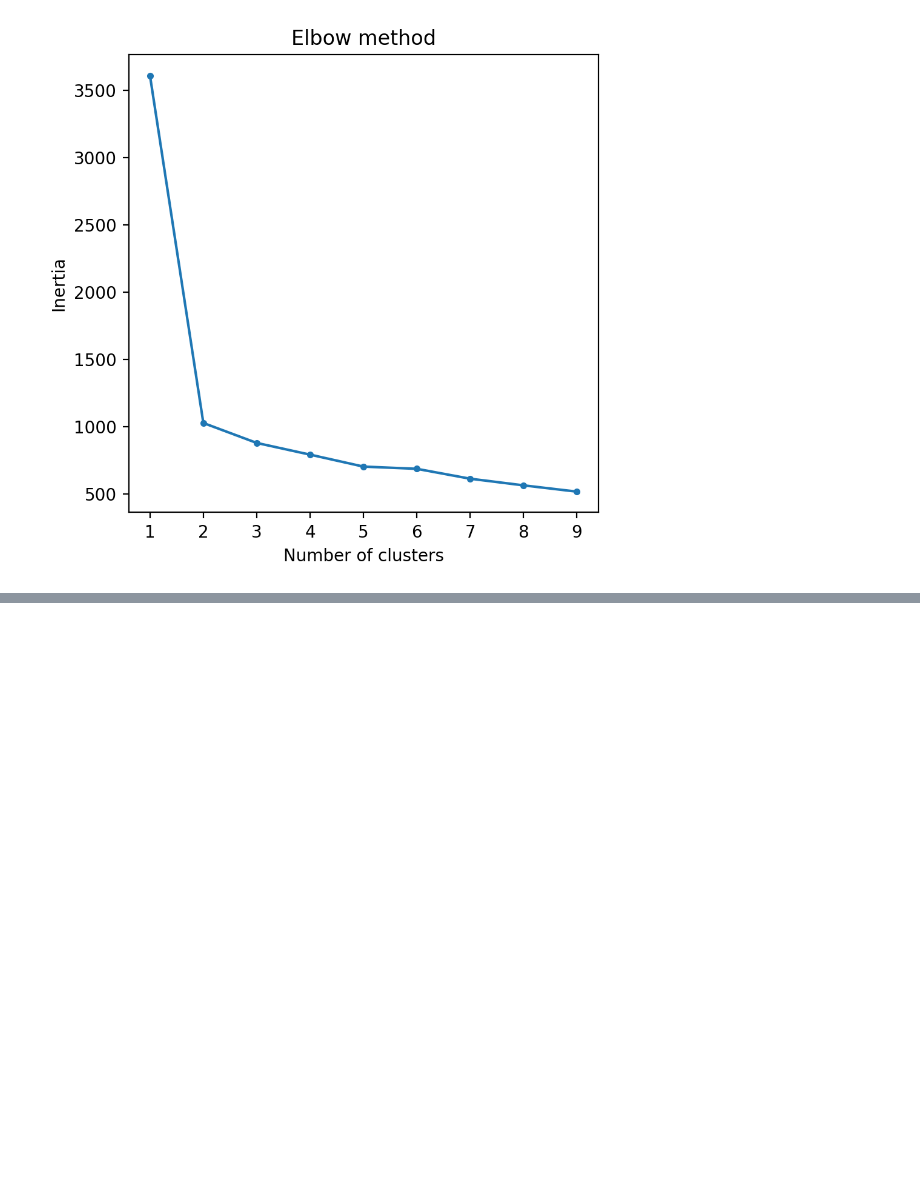
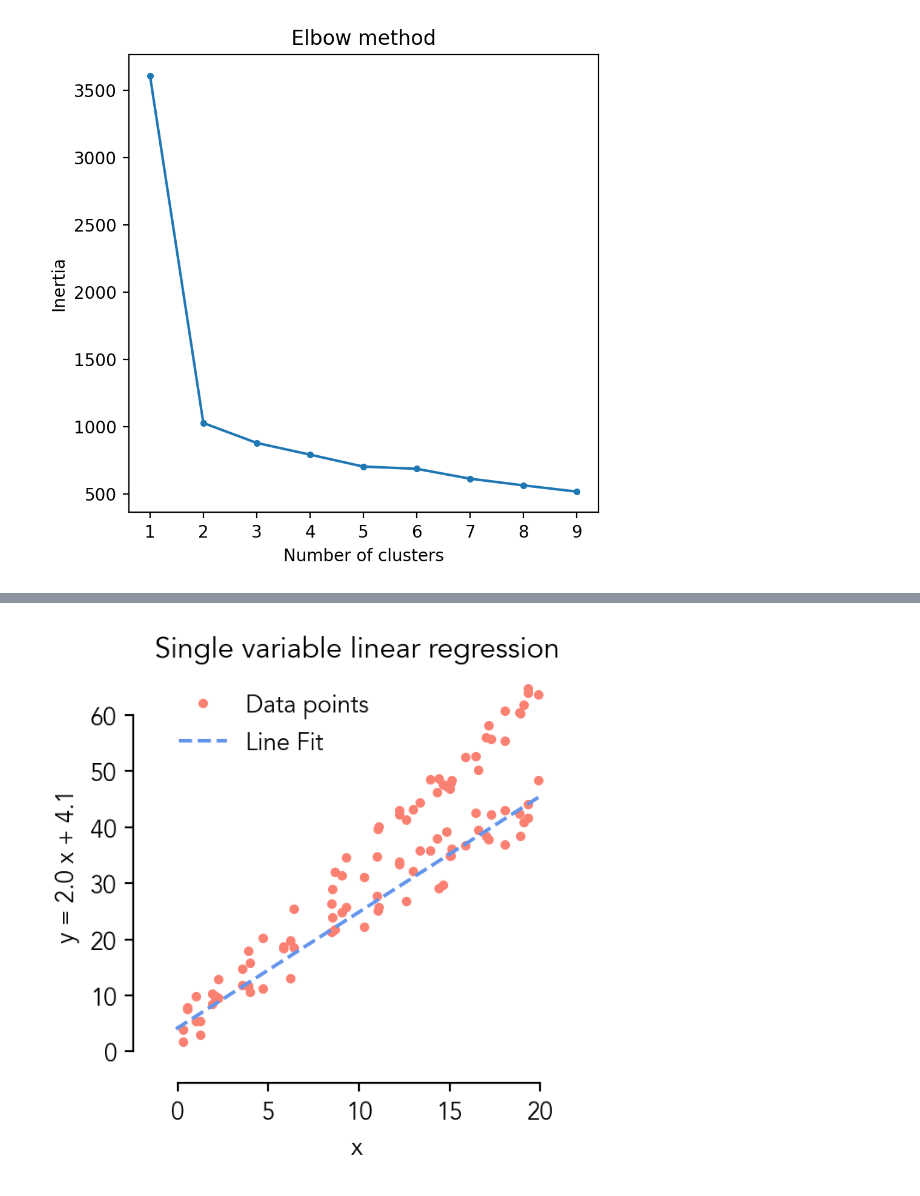
Before and after one commit to xh313/compchem, a Jupyter notebook: ChemOnPythonExplorations.ipynb, the cells around one changed output, grey strips where cells are left out. Drawn from its saved outputs; the diff is of its cells as text; code cells hidden in the pictures; blank space fills up the shorter version.

```diff
--- a/ChemOnPythonExplorations.ipynb
+++ b/ChemOnPythonExplorations.ipynb
@@ -895,0 +898,14 @@ plt.show()
+# %%
+# Font control
+!wget 'https://github.com/xh313/TidyTuesdayWithPython/raw/main/Avenir.ttc'
+font_files = fm.findSystemFonts('.')
+# Go through and add each to Matplotlib's font cache.
+for font_file in font_files:
+    fm.fontManager.addfont(font_file)
+    print(font_file)
+
+# Use your new font on all your plots.
+plt.rcParams.update({
+  #"text.usetex": True,
+  "font.family": "Avenir"
+})
@@ -895,0 +930,36 @@ plt.show()
+# %%
+# Plot a sample of linear regression
+Random = np.random.default_rng(47)
+
+x = Random.random(50) * 20
+y = Random.random(50) * 10 + x * 2 # Dummy data
+unfit = Random.random(50) * 7 + x * 3
+
+slope, intercept, r_value, p_value, std_err = stats.linregress(x,y)
+if x[-1] > x[0]:
+  xth = np.arange(min(x), max(x), step=1)
+else:
+  xth = np.arange(max(x), min(x) - 1, step=-1)
+  yth = slope * xth + intercept
+
+fig, ax = plt.subplots(dpi=200,
+                       figsize=(3, 3))
+
+ax.plot(x, y, '.',
+        color='salmon',
+        label=f'Data points')
+ax.plot(x, unfit, '.',
+        color='salmon')
+ax.plot(xth, yth, '--',
+        color='cornflowerblue',
+        label='Line Fit')
+
+sns.despine(offset=10, trim=True)
+#plt.xticks(rotation=90)
+plt.xlabel('x')
+plt.ylabel(f'y = {str(slope)[:3]} x + {str(intercept)[:3]}')
+plt.legend(frameon=False)
+plt.title('Single variable linear regression')
+plt.show()
+# %% [output]
+[figure, added]
```
Also changed, not shown: parts of 27 cells of this notebook.
